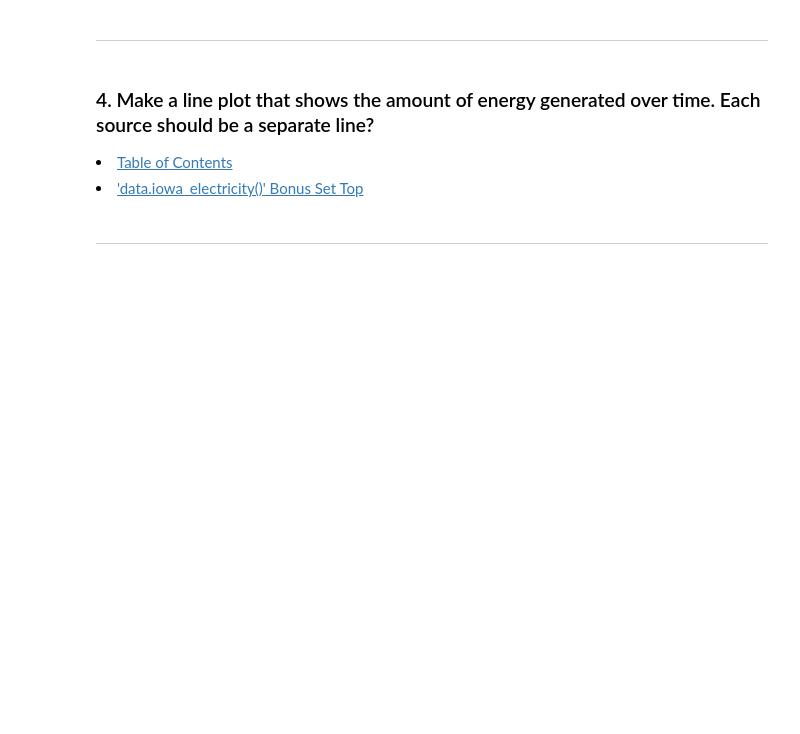
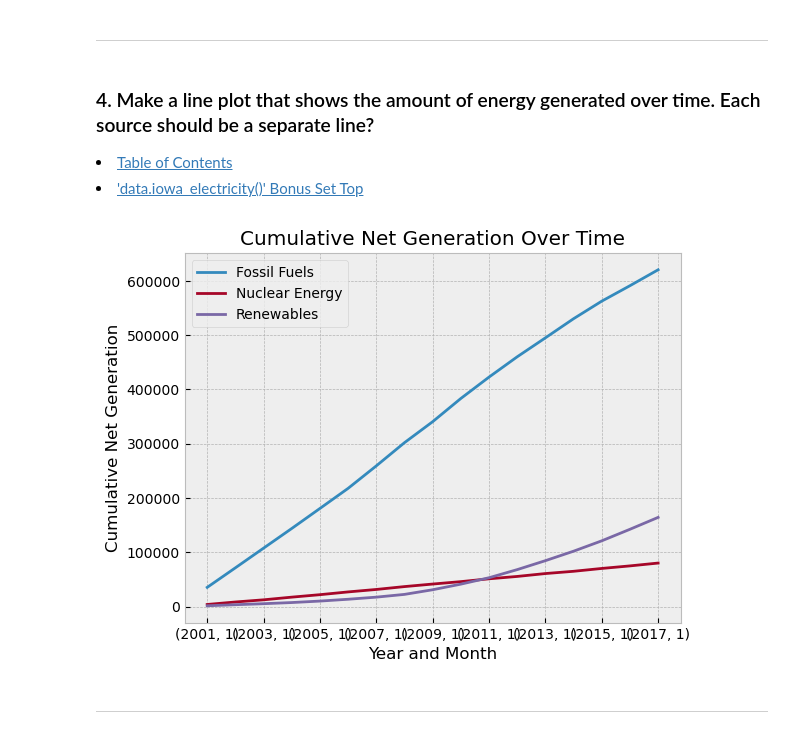
Before and after one commit to Jared-Wood135/time-series-exercises, a Jupyter notebook: working_with_time_series_data.ipynb, the cells around one changed output. Drawn from its saved outputs; the diff is of its cells as text; code cells hidden in the pictures; blank space fills up the shorter version.

```diff
--- a/working_with_time_series_data.ipynb
+++ b/working_with_time_series_data.ipynb
@@ -556,6 +598,18 @@ Use the above dataset for the following exercises:
 
 <li><a href='#TableOfContents'>Table of Contents</a></li>
 <li><a href='#bonusset1'>'data.iowa_electricity()' Bonus Set Top</a></li>
+# %%
+with plt.style.context('bmh'):
+    iowa_elec[iowa_elec.source == 'Fossil Fuels'].groupby([iowa_elec.year.dt.year, iowa_elec.year.dt.month])['net_generation'].sum().cumsum().plot(label='Fossil Fuels')
+    iowa_elec[iowa_elec.source == 'Nuclear Energy'].groupby([iowa_elec.year.dt.year, iowa_elec.year.dt.month])['net_generation'].sum().cumsum().plot(label='Nuclear Energy')
+    iowa_elec[iowa_elec.source == 'Renewables'].groupby([iowa_elec.year.dt.year, iowa_elec.year.dt.month])['net_generation'].sum().cumsum().plot(label='Renewables')
+    plt.title('Cumulative Net Generation Over Time')
+    plt.xlabel('Year and Month')
+    plt.ylabel('Cumulative Net Generation')
+    plt.legend()
+    plt.show()
+# %% [output]
+[figure, added]
 # %% [markdown]
 ---
 # %% [markdown]
```
Also changed, not shown: parts of 45 cells of this notebook, 1 other file.
